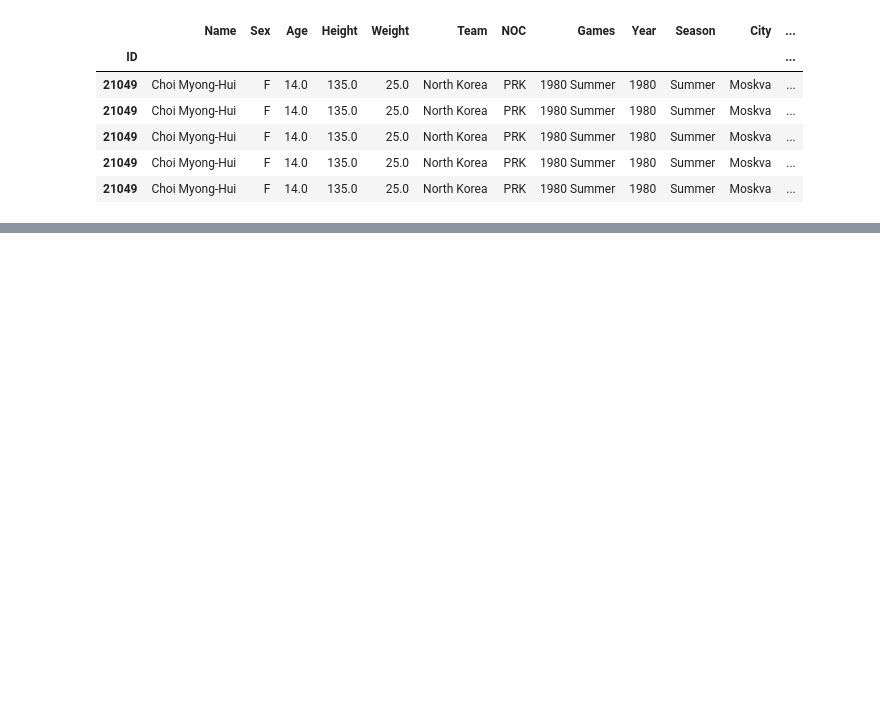
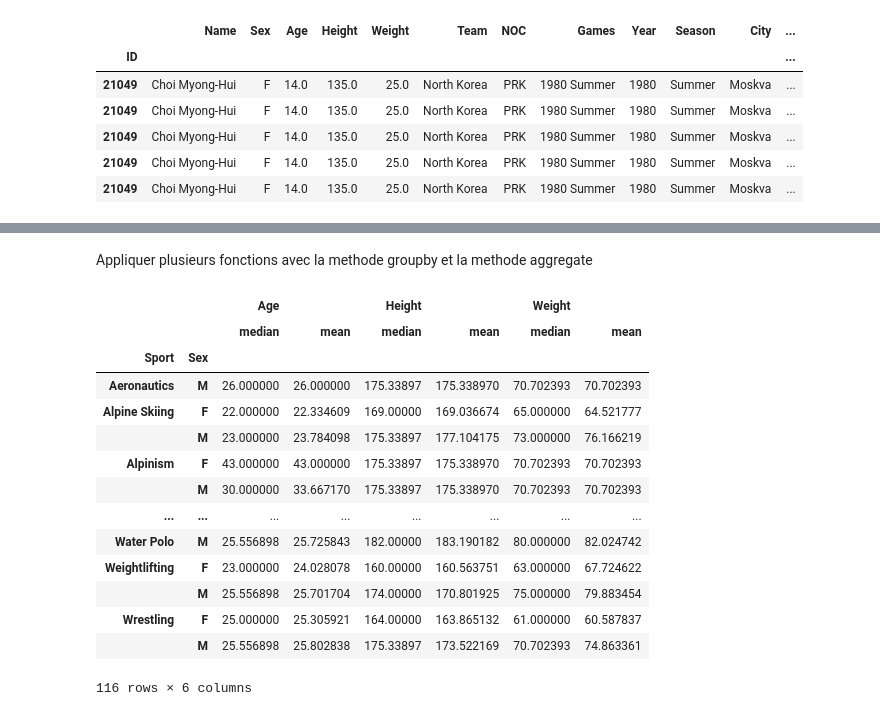
Before and after one commit to ShaD971/Python_Data_Analyst, a Jupyter notebook: Panda_Perso.ipynb, the cells around one changed output, grey strips where cells are left out. Drawn from its saved outputs; the diff is of its cells as text; code cells hidden in the pictures; blank space fills up the shorter version.

Commit message:
methode groupby et apply

```diff
--- a/Panda_Perso.ipynb
+++ b/Panda_Perso.ipynb
@@ -746,0 +812,20 @@ donnees.sort_values("Weight",axis=0,na_position="last").head()#trie la colonnes
+# %% [markdown]
+Appliquer plusieurs fonctions avec la methode groupby et la methode aggregate
+# %%
+donnees.groupby(["Sport","Sex"]).agg(['median','mean']).loc[:,['Age','Height','Weight']]#affiche des sous colonne
+# %% [output]
+|  |  | Age |  | Height |  | Weight |  |
+|  |  | median | mean | median | mean | median | mean |
+| Sport | Sex |  |  |  |  |  |  |
+| Aeronautics | M | 26.000000 | 26.000000 | 175.33897 | 175.338970 | 70.702393 | 70.702393 |
+| Alpine Skiing | F | 22.000000 | 22.334609 | 169.00000 | 169.036674 | 65.000000 | 64.521777 |
+|  | M | 23.000000 | 23.784098 | 175.33897 | 177.104175 | 73.000000 | 76.166219 |
+| Alpinism | F | 43.000000 | 43.000000 | 175.33897 | 175.338970 | 70.702393 | 70.702393 |
+|  | M | 30.000000 | 33.667170 | 175.33897 | 175.338970 | 70.702393 | 70.702393 |
+| ... | ... | ... | ... | ... | ... | ... | ... |
+| Water Polo | M | 25.556898 | 25.725843 | 182.00000 | 183.190182 | 80.000000 | 82.024742 |
+| Weightlifting | F | 23.000000 | 24.028078 | 160.00000 | 160.563751 | 63.000000 | 67.724622 |
+|  | M | 25.556898 | 25.701704 | 174.00000 | 170.801925 | 75.000000 | 79.883454 |
+| Wrestling | F | 25.000000 | 25.305921 | 164.00000 | 163.865132 | 61.000000 | 60.587837 |
+|  | M | 25.556898 | 25.802838 | 175.33897 | 173.522169 | 70.702393 | 74.863361 |
+116 rows × 6 columns
```
Also changed, not shown: parts of 12 cells of this notebook.
